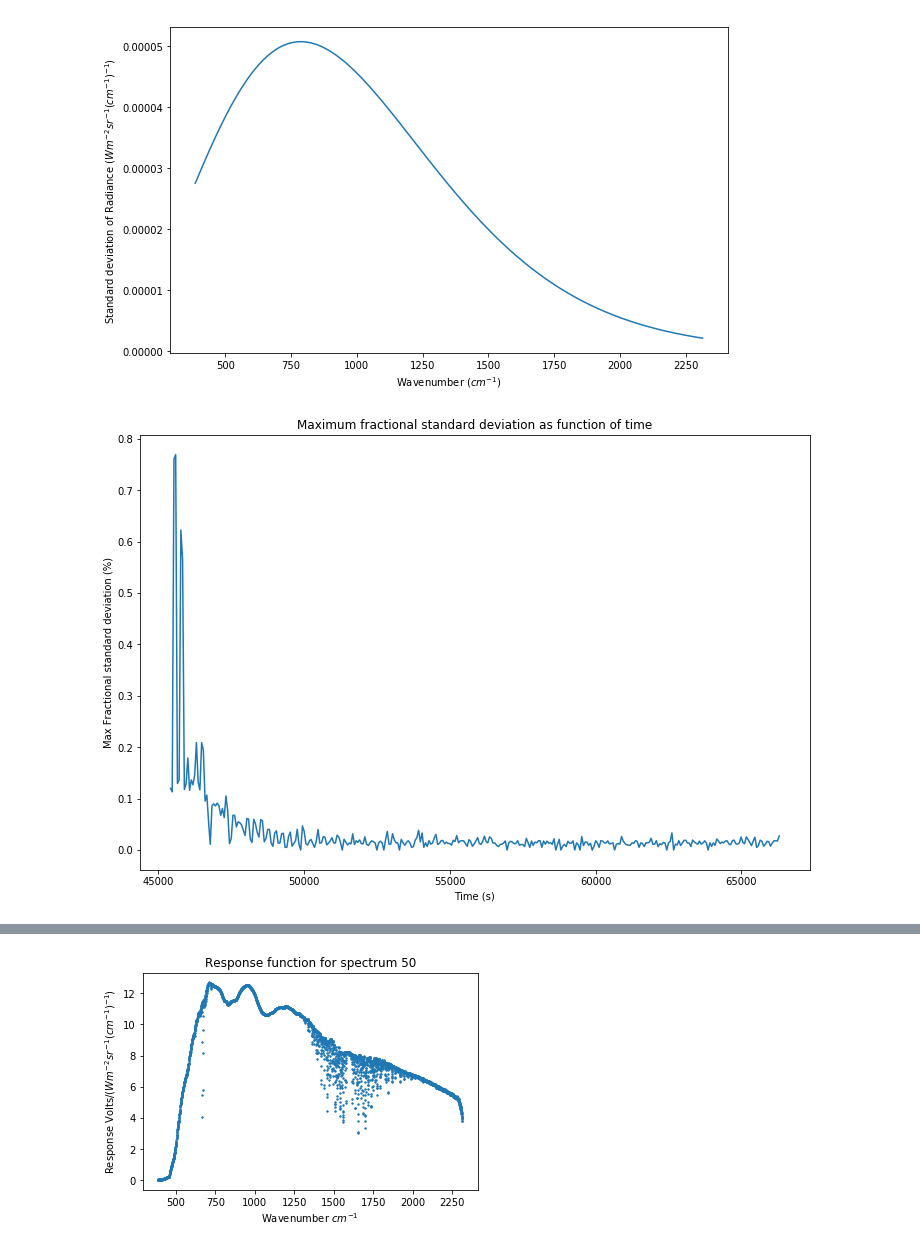
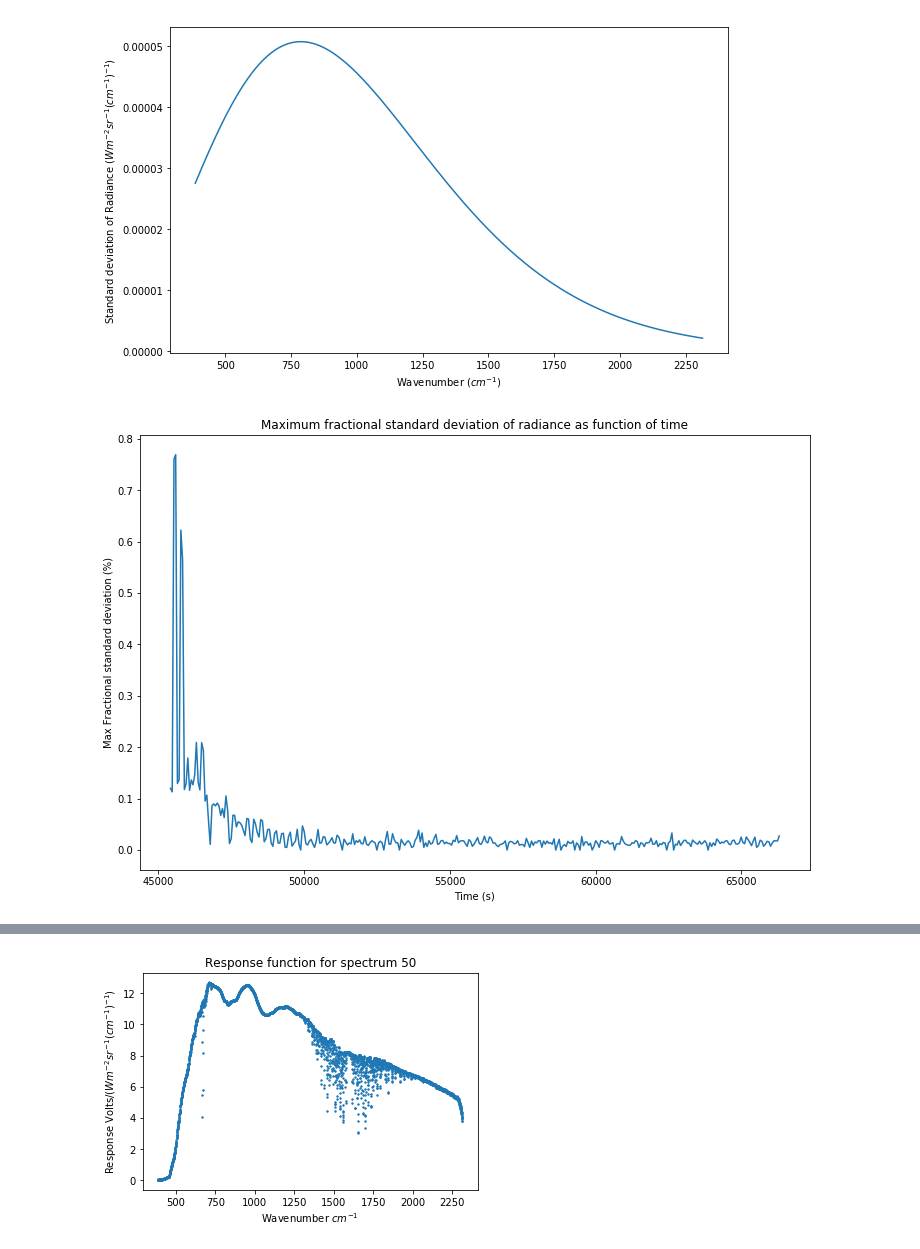
Before and after one commit to micolbedarida/MSci_Project, a Jupyter notebook: matching_time_and_temps_map.ipynb, the cells around one changed output, grey strips where cells are left out. Cells and saved outputs as stored; diff of their text form; code cells hidden in the pictures.

```diff
--- a/matching_time_and_temps_map.ipynb
+++ b/matching_time_and_temps_map.ipynb
@@ -359,32 +359,32 @@ Average temp 22.579642857142858
 Temperature Std 0.02969874250069263
 [figure]
 # %%
-# Plot max fractional standard deviation as function of time
+# Plot max fractional standard deviation of radiance as function of time
 max_fractional_std = []
-spec_frac_std = []
+temp_spectral_std_dev = []
 time = []
 
 for spectrum in np.arange(len(spectra_times_4)-1):
     time.append(final_frame_4.at[spectrum,'Time']) #get times, temperatures, and temperature std dev from the dataframe
     temp_avg = final_frame_4.at[spectrum,'temp_avg']
     std = final_frame_4.at[spectrum,'temp_std']
 
     rad_avg = [planck(wn, temp_avg+273.15) for wn in wavenums]
     rad_plus = [planck(wn, temp_avg+273.15+std) for wn in wavenums]
     spec_std = np.array(rad_plus) - np.array(rad_avg)
+    temp_spectral_std_dev.append(spec_std)
 
     spec_fractional_std = [i/j for (i,j) in zip(spec_std, rad_avg)]
-    spec_frac_std.append(spec_fractional_std)
     max_fractional_std.append(np.max(spec_fractional_std)*100)
 
 fig = plt.figure(figsize=(12,8))
 plt.plot(time, max_fractional_std)
 plt.ylabel('Max Fractional standard deviation (%)')
 plt.xlabel('Time (s)')
-plt.title('Maximum fractional standard deviation as function of time')
+plt.title('Maximum fractional standard deviation of radiance as function of time')
 plt.show()
 # %% [output]
-[figure, old version]
+[figure, new version]
 # %%
 def read_all_raw_spectra(directory, filename):
     lines = open(os.path.join(directory, filename)).readlines() #finds all lines in file as string elements in "lines" list
```
Also changed, not shown: parts of 9 cells of this notebook.
